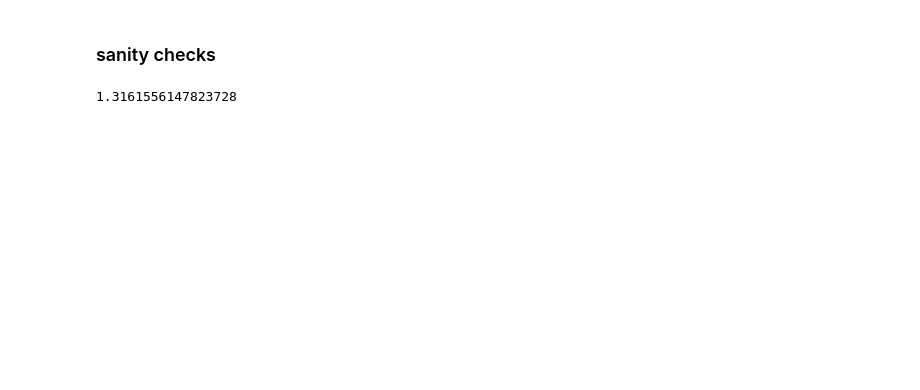
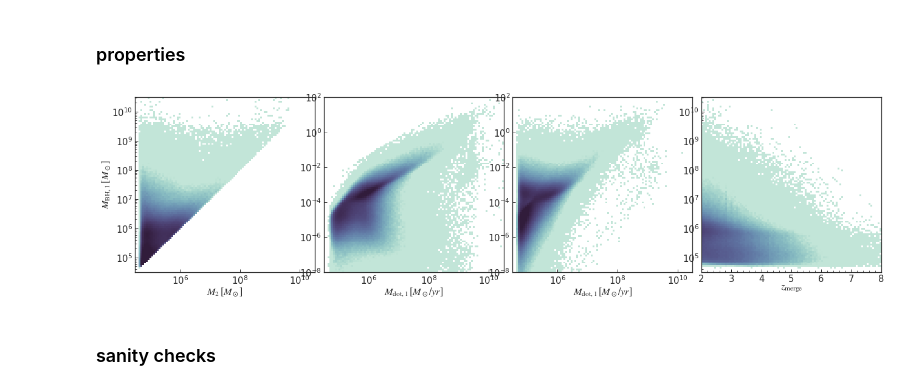
Before and after one commit to nianyic7/AstridData, a Jupyter notebook: merger_catalog/merger_data_inspection.ipynb, the cells around one changed output. Saved outputs shown, nothing was run; the diff lists cells and outputs as text; code cells hidden in the pictures; blank space fills up the shorter version.

```diff
--- a/merger_catalog/merger_data_inspection.ipynb
+++ b/merger_catalog/merger_data_inspection.ipynb
@@ -239,3 +176,58 @@ plt.hist(data_unique["zmerge"][mask])
+# %% [markdown]
+### properties
+# %%
+cc3 = sns.cubehelix_palette(start=.5, rot=-.5, as_cmap=True)
+
+fig, ax = plt.subplots(1,4,figsize=(22,5.3))
+plt.subplots_adjust(wspace=0.05)
+ax = ax.flatten()
+
+
+ymin, ymax = 4.5, 10.5
+xmin, xmax = 4.5, 10.5
+
+xbins = np.logspace(xmin,xmax, 100)
+ybins = np.logspace(ymin,ymax, 100)
+ax[0].hist2d(mergers['m2'], mergers['m1'], bins = [xbins, ybins], cmap=cc3,  cmin=1, norm=mpl.colors.LogNorm(vmin=50, vmax=8000))
+ax[0].set(xscale='log', yscale='log', xlabel=r'$M_{2}\,[M_\odot]$', ylabel=r'$M_{\rm BH, 1}\,[M_\odot]$')
+
+
+xmin, xmax = 4.5, 10.5
+ymin, ymax = -8, 2
+
+xbins = np.logspace(xmin,xmax, 100)
+ybins = np.logspace(ymin,ymax, 100)
+
+ax[1].hist2d(mergers['m1'], mergers['mdot1'], bins = [xbins, ybins], cmap=cc3,  cmin=1, norm=mpl.colors.LogNorm(vmin=50, vmax=8000))
+ax[1].set(xscale='log', yscale='log', xlabel=r'$M_{\rm dot, 1}\,[M_\odot/yr]$')
+
+
+xmin, xmax = 4.5, 10.5
+ymin, ymax = -8, 2
+
+xbins = np.logspace(xmin,xmax, 100)
+ybins = np.logspace(ymin,ymax, 100)
+
+ax[2].hist2d(mergers['m2'], mergers['mdot2'], bins = [xbins, ybins], cmap=cc3,  cmin=1, norm=mpl.colors.LogNorm(vmin=50, vmax=8000))
+ax[2].set(xscale='log', yscale='log', xlabel=r'$M_{\rm dot, 1}\,[M_\odot/yr]$')
+
+
+
+
+ymin, ymax = 4.5, 10.5
+xmin, xmax = 2, 8
+
+xbins = np.linspace(xmin,xmax, 100)
+ybins = np.logspace(ymin,ymax, 100)
+
+ax[3].hist2d(mergers['z'], mergers['m1'], bins = [xbins, ybins], cmap=cc3,  cmin=1, norm=mpl.colors.LogNorm(vmin=50, vmax=8000))
+ax[3].set(yscale='log', xlabel=r'$z_{\rm merge}$')
+
+
+
+plt.show()
+# %% [output]
+[figure, added]
 # %%
 # root = "/hildafs/home/nianyic/scratch1/Astrid_data/lisa_mbhcat"
 # np.save(root + "/lisa_mcat_v1.0_z1.3.npy", data_unique)
@@ -296,4 +235,0 @@ def t_to_z(x):
-# %%
-min(data_unique["zmerge"])
-# %% [output]
-1.3161556147823728
```
Also changed, not shown: parts of 43 cells of this notebook, 8 other files.
